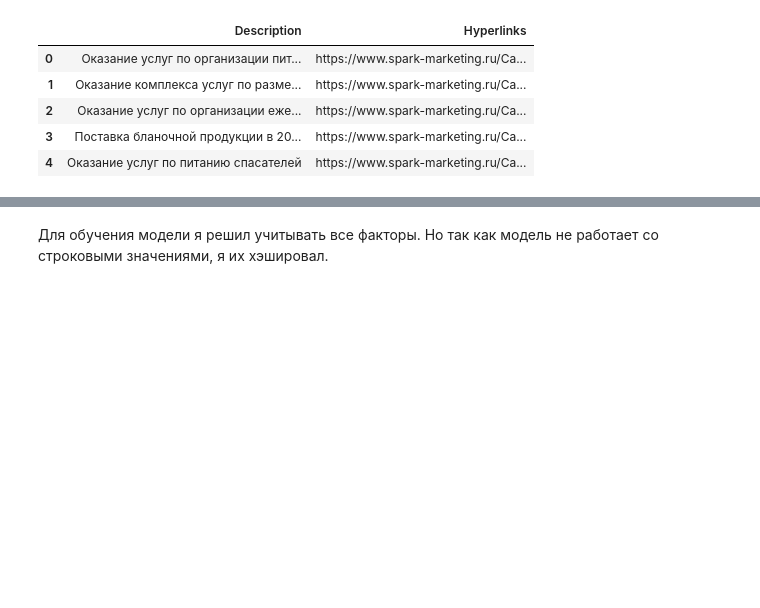
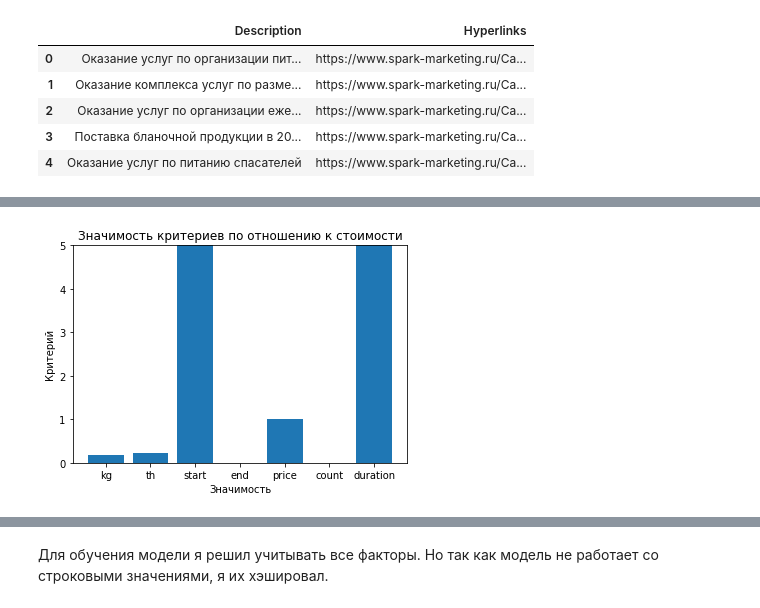
Before and after one commit to DenVankov/Hakaton, a Jupyter notebook: Endgame.ipynb, the cells around one changed output, grey strips where cells are left out. Drawn from its saved outputs; the diff is of its cells as text; code cells hidden in the pictures; blank space fills up the shorter version.

```diff
--- a/Endgame.ipynb
+++ b/Endgame.ipynb
@@ -73,0 +70,4 @@ Links()
+# %%
+plot_graph()
+# %% [output]
+[figure, added]
```
Also changed, not shown: parts of 8 cells of this notebook.
